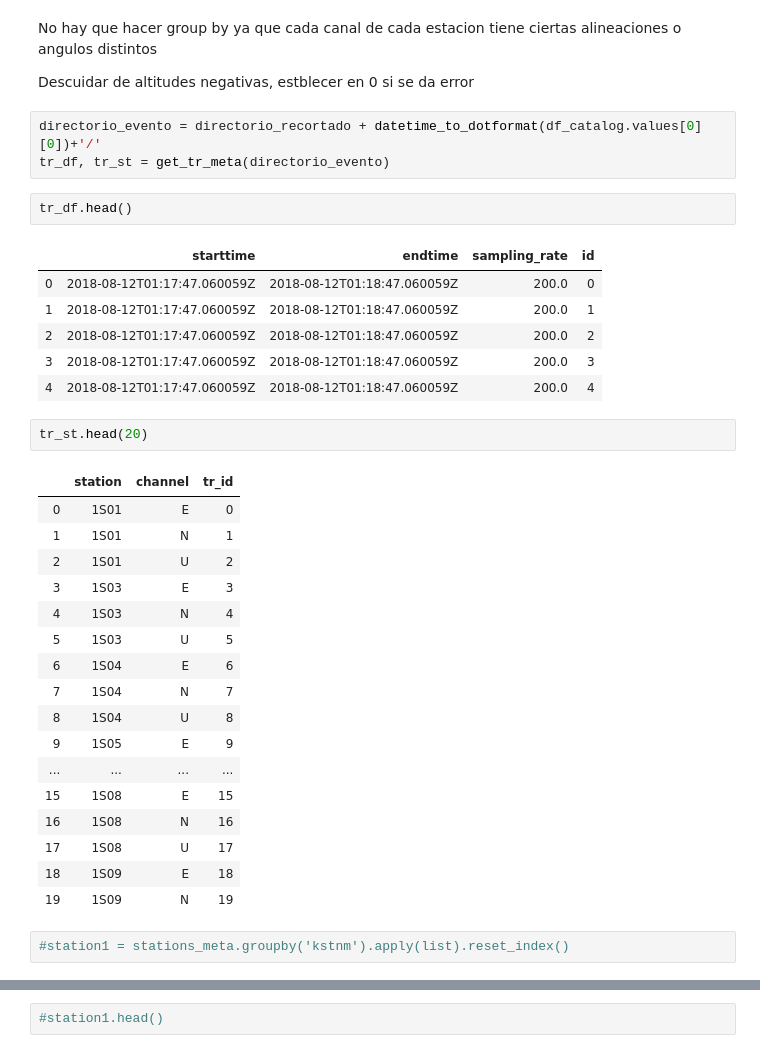
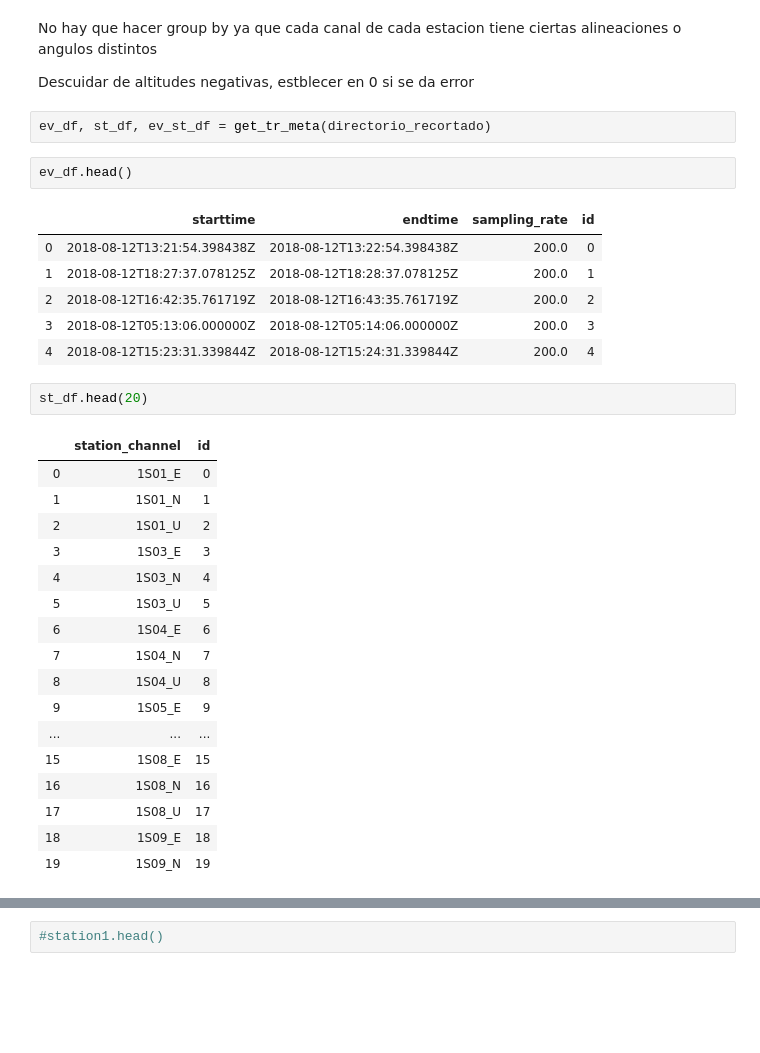
Before and after one commit to CoolingBroski/Mecanismos-Focales-Brecha-Guerrero, a Jupyter notebook: Preprocessing.ipynb, the cells around one changed output, grey strips where cells are left out. Drawn from its saved outputs; the diff is of its cells as text; blank space fills up the shorter version.

Commit message:
Relacion muchos a muchos entre estaciones_canales y eventos

```diff
--- a/Preprocessing.ipynb
+++ b/Preprocessing.ipynb
@@ -125,37 +126,34 @@ Trim_Org(directorio_recortado, directorio_completo, 60, df_catalog, stations_met
 No hay que hacer group by ya que cada canal de cada estacion tiene ciertas alineaciones o angulos distintos
 
 Descuidar de altitudes negativas, estblecer en 0 si se da error
-# %%
-directorio_evento = directorio_recortado + datetime_to_dotformat(df_catalog.values[0][0])+'/'
-tr_df, tr_st = get_tr_meta(directorio_evento)
+# %%
+ev_df, st_df, ev_st_df = get_tr_meta(directorio_recortado)
 # %%
-tr_df.head()
+ev_df.head()
 # %% [output]
 |  | starttime | endtime | sampling_rate | id |
-| 0 | 2018-08-12T01:17:47.060059Z | 2018-08-12T01:18:47.060059Z | 200.0 | 0 |
-| 1 | 2018-08-12T01:17:47.060059Z | 2018-08-12T01:18:47.060059Z | 200.0 | 1 |
-| 2 | 2018-08-12T01:17:47.060059Z | 2018-08-12T01:18:47.060059Z | 200.0 | 2 |
-| 3 | 2018-08-12T01:17:47.060059Z | 2018-08-12T01:18:47.060059Z | 200.0 | 3 |
-| 4 | 2018-08-12T01:17:47.060059Z | 2018-08-12T01:18:47.060059Z | 200.0 | 4 |
+| 0 | 2018-08-12T13:21:54.398438Z | 2018-08-12T13:22:54.398438Z | 200.0 | 0 |
+| 1 | 2018-08-12T18:27:37.078125Z | 2018-08-12T18:28:37.078125Z | 200.0 | 1 |
+| 2 | 2018-08-12T16:42:35.761719Z | 2018-08-12T16:43:35.761719Z | 200.0 | 2 |
+| 3 | 2018-08-12T05:13:06.000000Z | 2018-08-12T05:14:06.000000Z | 200.0 | 3 |
+| 4 | 2018-08-12T15:23:31.339844Z | 2018-08-12T15:24:31.339844Z | 200.0 | 4 |
 # %%
-tr_st.head(20)
+st_df.head(20)
 # %% [output]
-|  | station | channel | tr_id |
-| 0 | 1S01 | E | 0 |
-| 1 | 1S01 | N | 1 |
-| 2 | 1S01 | U | 2 |
-| 3 | 1S03 | E | 3 |
-| 4 | 1S03 | N | 4 |
-| 5 | 1S03 | U | 5 |
-| 6 | 1S04 | E | 6 |
-| 7 | 1S04 | N | 7 |
-| 8 | 1S04 | U | 8 |
-| 9 | 1S05 | E | 9 |
-| ... | ... | ... | ... |
-| 15 | 1S08 | E | 15 |
-| 16 | 1S08 | N | 16 |
-| 17 | 1S08 | U | 17 |
-| 18 | 1S09 | E | 18 |
-| 19 | 1S09 | N | 19 |
+|  | station_channel | id |
+| 0 | 1S01_E | 0 |
+| 1 | 1S01_N | 1 |
+| 2 | 1S01_U | 2 |
+| 3 | 1S03_E | 3 |
+| 4 | 1S03_N | 4 |
+| 5 | 1S03_U | 5 |
+| 6 | 1S04_E | 6 |
+| 7 | 1S04_N | 7 |
+| 8 | 1S04_U | 8 |
+| 9 | 1S05_E | 9 |
+| ... | ... | ... |
+| 15 | 1S08_E | 15 |
+| 16 | 1S08_N | 16 |
+| 17 | 1S08_U | 17 |
+| 18 | 1S09_E | 18 |
+| 19 | 1S09_N | 19 |
-# %%
-#station1 = stations_meta.groupby('kstnm').apply(list).reset_index()
```
Also changed, not shown: parts of 3 cells of this notebook, 1 other file.
